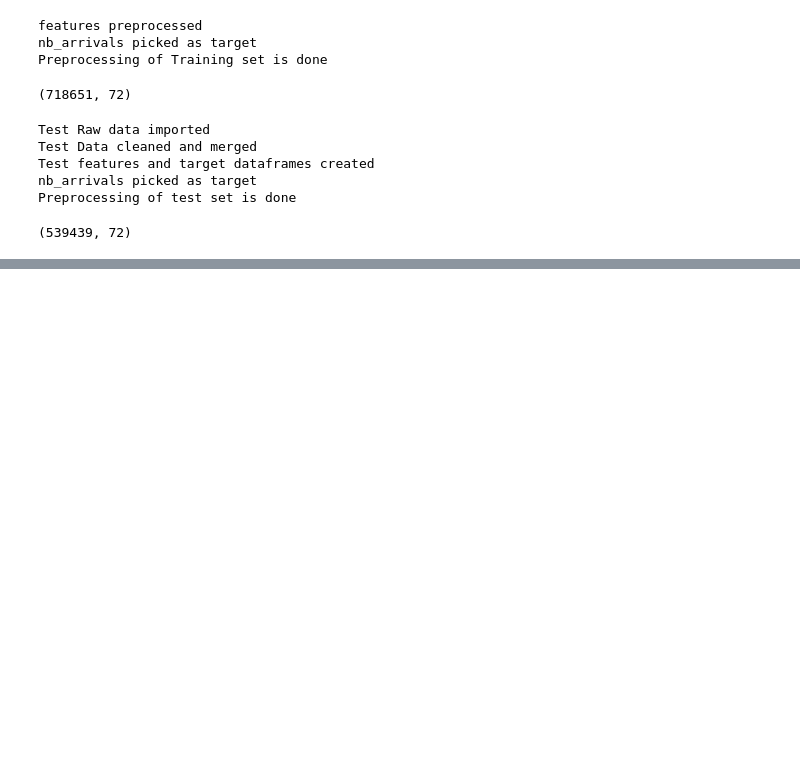
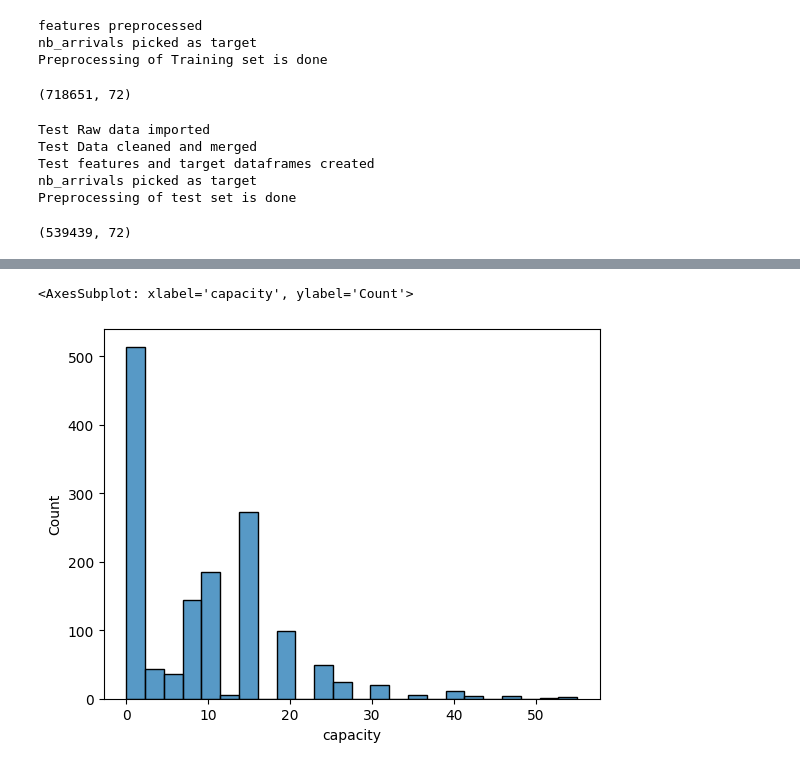
Before and after one commit to G-Dolle/DIVVY_BIKE, a Jupyter notebook: notebooks/generalize.ipynb, the cells around one changed output, grey strips where cells are left out. Saved outputs shown, nothing was run; the diff lists cells and outputs as text; code cells hidden in the pictures; blank space fills up the shorter version.

```diff
--- a/notebooks/generalize.ipynb
+++ b/notebooks/generalize.ipynb
@@ -765,0 +791,4 @@ Successfully installed deap-1.3.3 stopit-1.1.2 tpot-0.11.7 tqdm-4.64.1 update-ch
+# %%
+from ml_logic.data_import import get_station_data
+
+stations_df = get_station_data()
@@ -765,0 +824,5 @@ Successfully installed deap-1.3.3 stopit-1.1.2 tpot-0.11.7 tqdm-4.64.1 update-ch
+# %%
+sns.histplot(stations_df["capacity"])
+# %% [output]
+<AxesSubplot: xlabel='capacity', ylabel='Count'>
+[figure, added]
```
Also changed, not shown: parts of 71 cells of this notebook, 1 other file.
